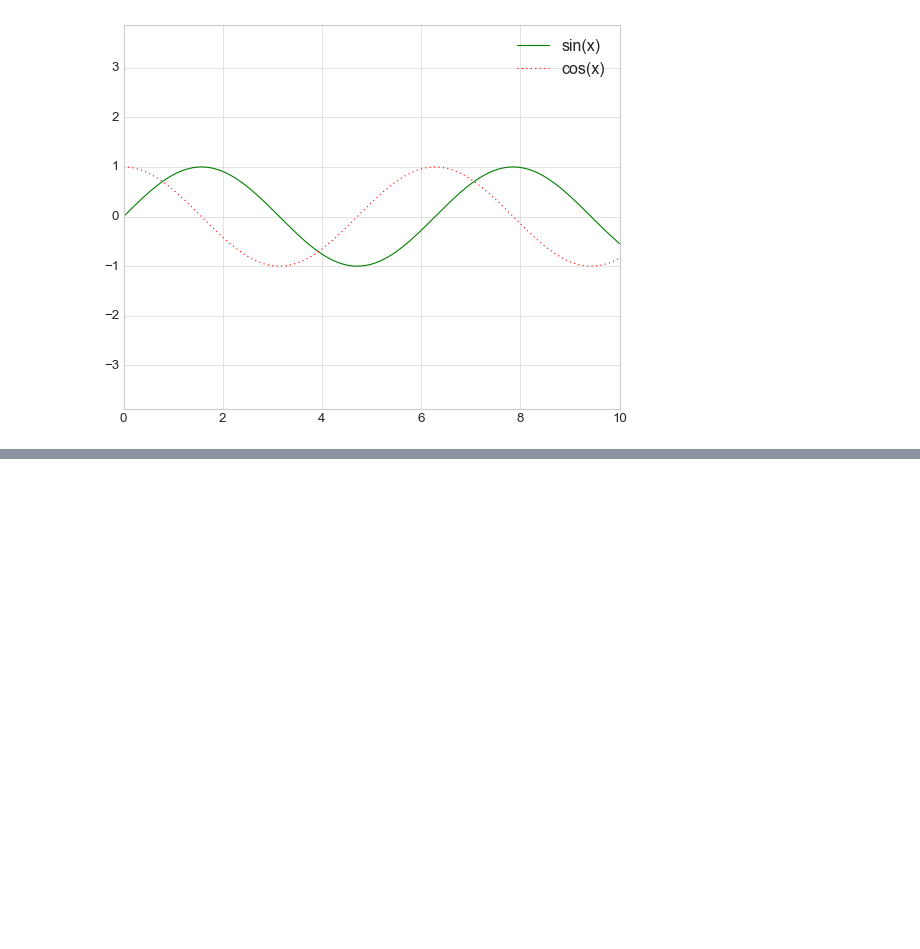
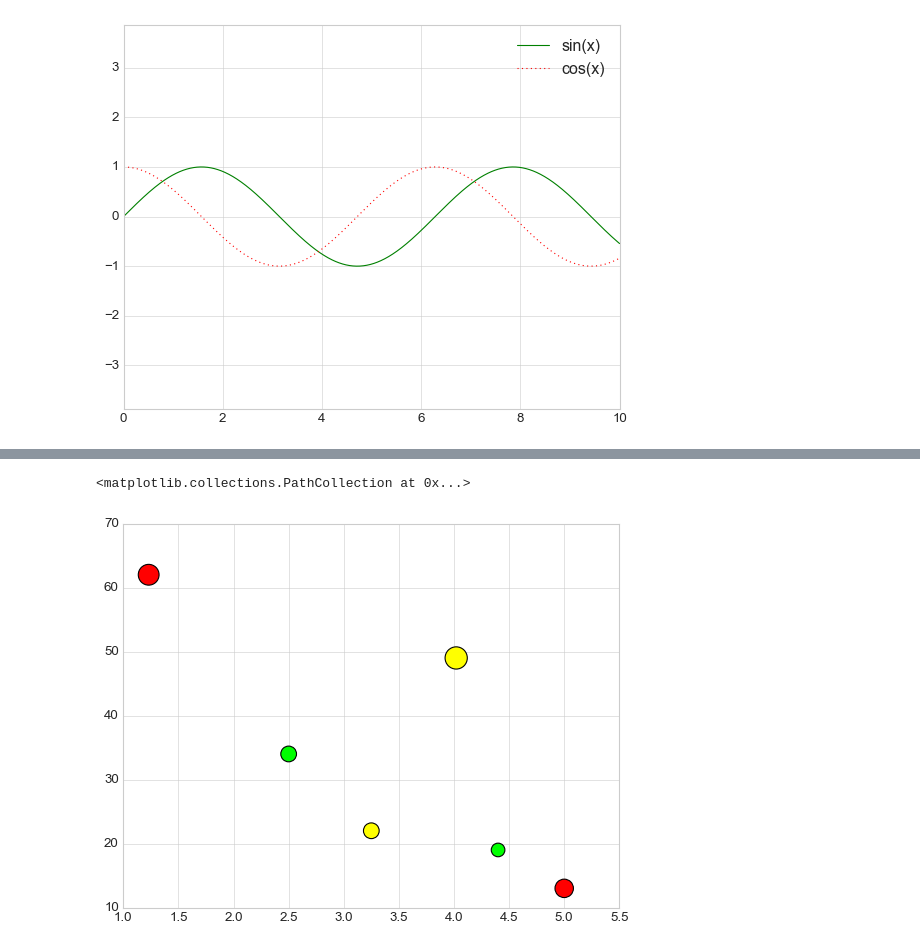
Before and after one commit to MbuviM/Data-Visualization-Learning-Projects, a Jupyter notebook: Matplotlib.ipynb, the cells around one changed output, grey strips where cells are left out. Saved outputs shown, nothing was run; the diff lists cells and outputs as text; code cells hidden in the pictures; blank space fills up the shorter version.

```diff
--- a/Matplotlib.ipynb
+++ b/Matplotlib.ipynb
@@ -144,0 +166,11 @@ plt.legend()
+# %%
+# Customizing the colour of the marker
+low = (0, 1, 0) # Green
+medium = (1, 1, 0) # Yellow
+high = (1, 0, 0) # Red
+
+sugar_content = [low, high, medium, medium, high, low]
+plt.scatter(x=price, y=sales_per_day, s=profit_margin * 10, c=sugar_content)
+# %% [output]
+<matplotlib.collections.PathCollection at 0x...>
+[figure, added]
```
Also changed, not shown: parts of 6 cells of this notebook.
